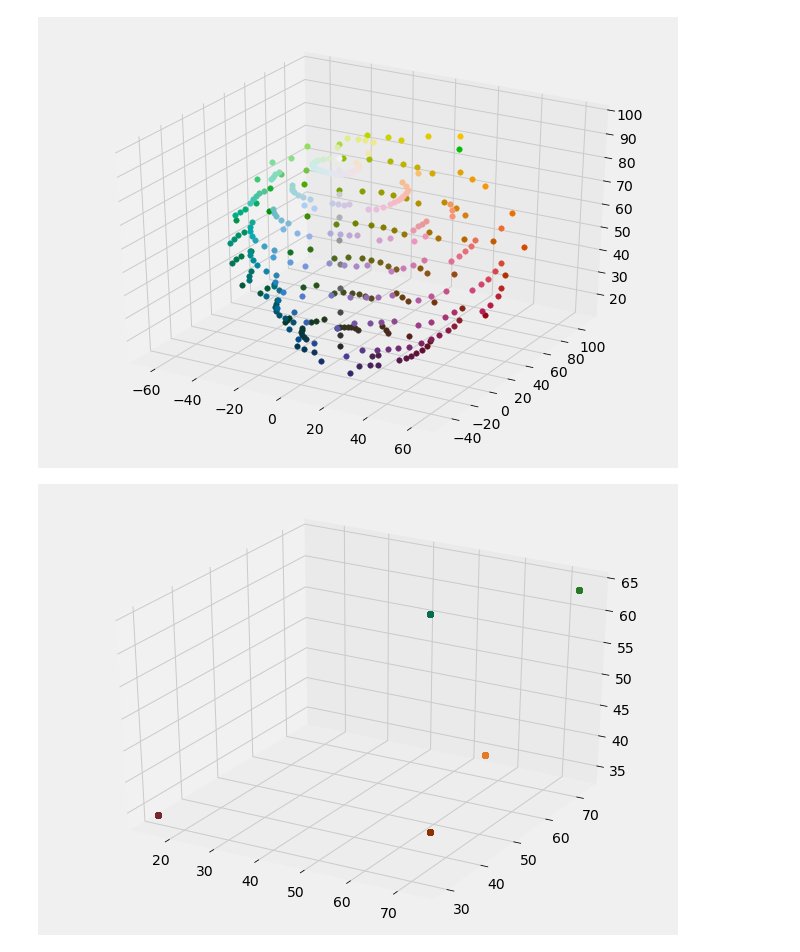
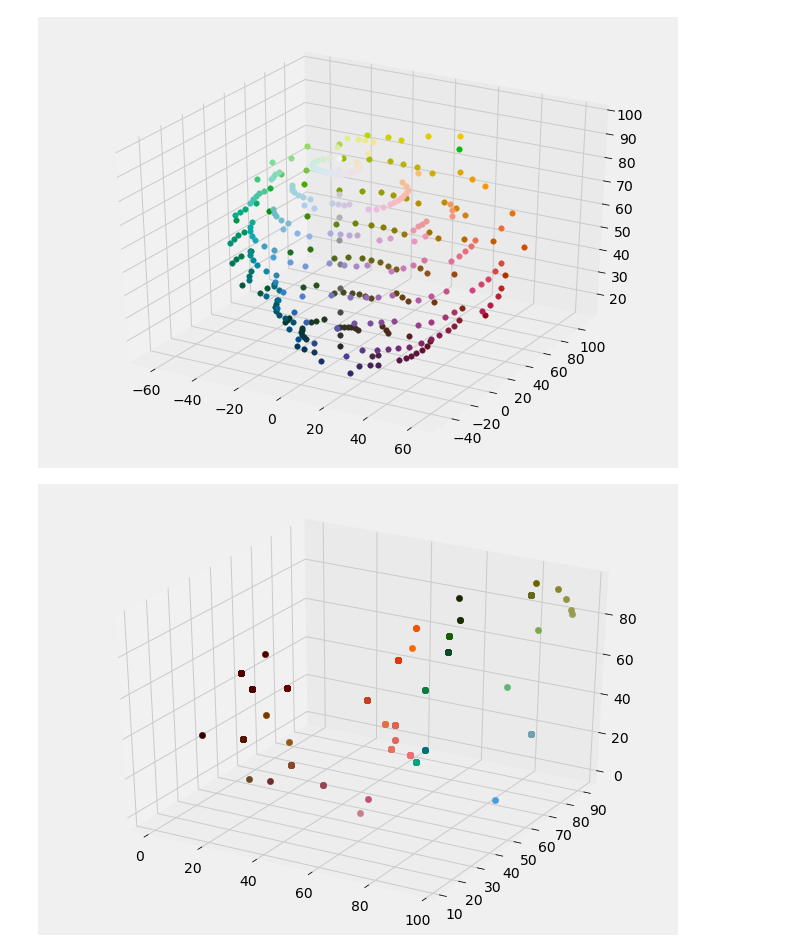
Before and after one commit to jasonsjiang/World-Color-Survey, a Jupyter notebook: finalprojecttest.ipynb, the cells around one changed output. Saved outputs shown, nothing was run; the diff lists cells and outputs as text; code cells hidden in the pictures.

```diff
--- a/finalprojecttest.ipynb
+++ b/finalprojecttest.ipynb
@@ -356,6 +410,0 @@ Does the number of unique color terms have an effect on the lightness of respons
-# %%
-lang_terms= np.array([])
-langs = spkr_resp.column('Language')
-for i in langs:
-    num_terms = len(langunique[i])
-    lang_terms = np.append(lang_terms, num_terms)
@@ -404,6 +410,0 @@ Correlation coefficient
-# %%
-predictions_terms = np.array([])
-for i in np.arange(10000):
-    sample = unique_light.sample()
-    slope = np.polyfit(sample.column('Unique terms'), sample.column('numlight mean'), 1)[0]
-    predictions_terms = np.append(predictions_terms, slope)
@@ -426,9 +425,9 @@ from mpl_toolkits import mplot3d
 from colormath.color_objects import sRGBColor
 from colormath.color_conversions import convert_color
 # %%
-lz = data.column('l')
-a_x = data.column('a')
-by = data.column('b')
+lz = indexcoordclabtable.column('l')
+a_x = indexcoordclabtable.column('a')
+by = indexcoordclabtable.column('b')
 # %%
 hexcolor = make_array()
 for i in np.arange(len(a_x)):
@@ -540,7 +539,7 @@ def plot_colors(colors):
 from wcsHelper import *
 munsell_to_chip, chip_to_munsell, chip_to_clab, chip_to_rgb = readChipData('chipnum-info.txt')
 
-lg86sp1 = langdict[73][1]
+lg86sp1 = namingData[62][5]
 grid861 = naming2grid(lg86sp1, chip_to_rgb)
 colors = grid861
 tx = [i[1]*100 for i in colors]
@@ -549,19 +548,19 @@ tz = [i[0]*100 for i in colors]
 # %%
 hexcolor = np.array([])
 for i in np.arange(len(colors)):
-    lab = LabColor(tx[i], ty[i], tz[i])
+    lab = LabColor(tz[i], tx[i], ty[i])
     rgb = convert_color(lab, sRGBColor)
     hexcolor = np.append(hexcolor, rgb.get_rgb_hex())
 for i in range(len(hexcolor)):
     if len(hexcolor[i]) > 7:
         hexcolor[i] = '#'+str(hexcolor[i][2:])
 fig = plt.figure(figsize =(10, 7.5))
 ax = fig.add_subplot(111, projection='3d')
 for i in np.arange(330):
     ax.scatter(tz[i], tx[i], ty[i], color = matplotlib.colors.to_rgba(hexcolor[i]), s=40)
 plt.show()
 # %% [output]
-[figure, old version]
+[figure, new version]
 # %%
 #for plotly
 test_colors = []
```
Also changed, not shown: parts of 30 cells of this notebook.
